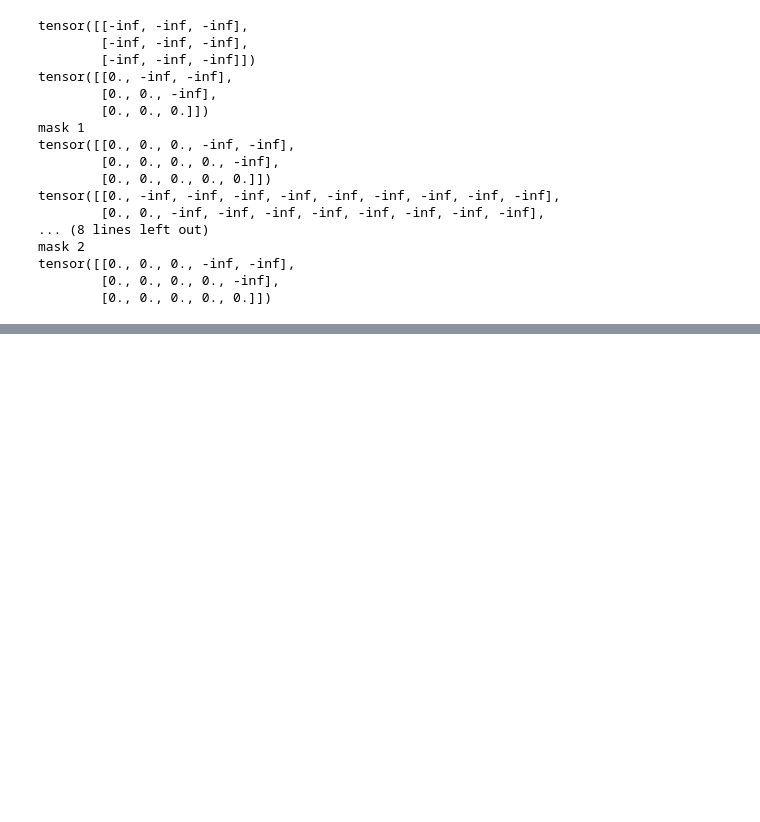
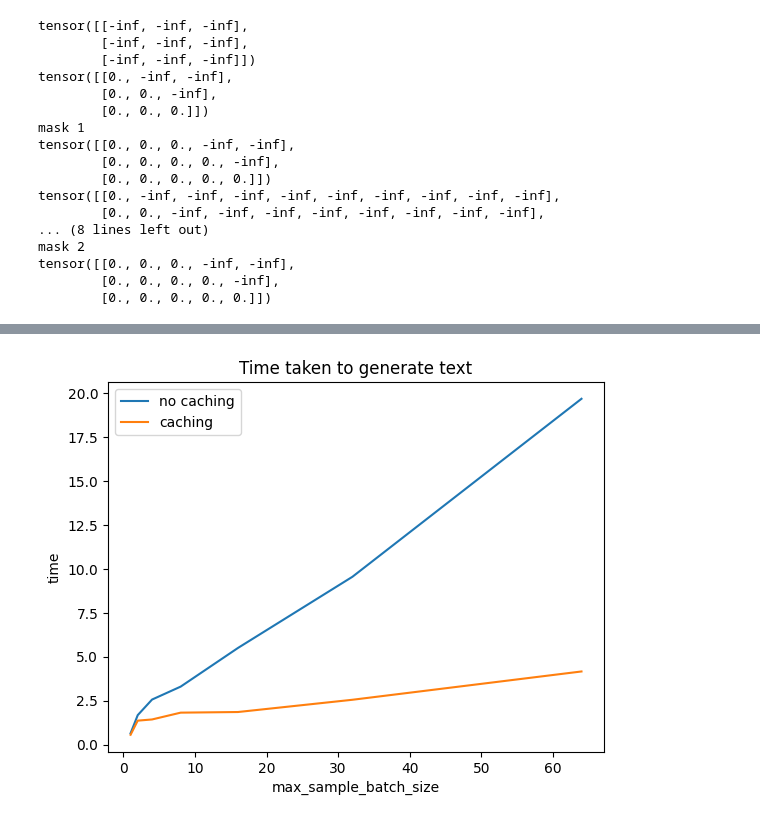
Before and after one commit to Jjschwartz/gollem, a Jupyter notebook: notebooks/kv_caching.ipynb, the cells around one changed output, grey strips where cells are left out. Drawn from its saved outputs; the diff is of its cells as text; code cells hidden in the pictures; blank space fills up the shorter version.

Commit message:
ran kv caching results

```diff
--- a/notebooks/kv_caching.ipynb
+++ b/notebooks/kv_caching.ipynb
@@ -178,0 +167,26 @@ factorial(512)
+# %%
+speedups = {}
+for b in [1, 2, 4, 8, 16, 32, 64]:
+    speedup, no_caching_time, caching_time = test_kv_caching(b, 512)
+    speedups[b] = (speedup, no_caching_time, caching_time)
+
+print("B    | speedup")
+print("-" * 10)
+for b, speedup in speedups.items():
+    print(f"{b:4d} | {speedup[0]:6.2f}")
+# %%
+import matplotlib.pyplot as plt
+
+
+no_caching_times = [speedup[1] for speedup in speedups.values()]
+caching_times = [speedup[2] for speedup in speedups.values()]
+
+plt.plot(list(speedups.keys()), no_caching_times, label="no caching")
+plt.plot(list(speedups.keys()), caching_times, label="caching")
+plt.xlabel("max_sample_batch_size")
+plt.ylabel("time")
+plt.title("Time taken to generate text")
+plt.legend()
+plt.show()
+# %% [output]
+[figure, added]
```
Also changed, not shown: parts of 7 cells of this notebook.
